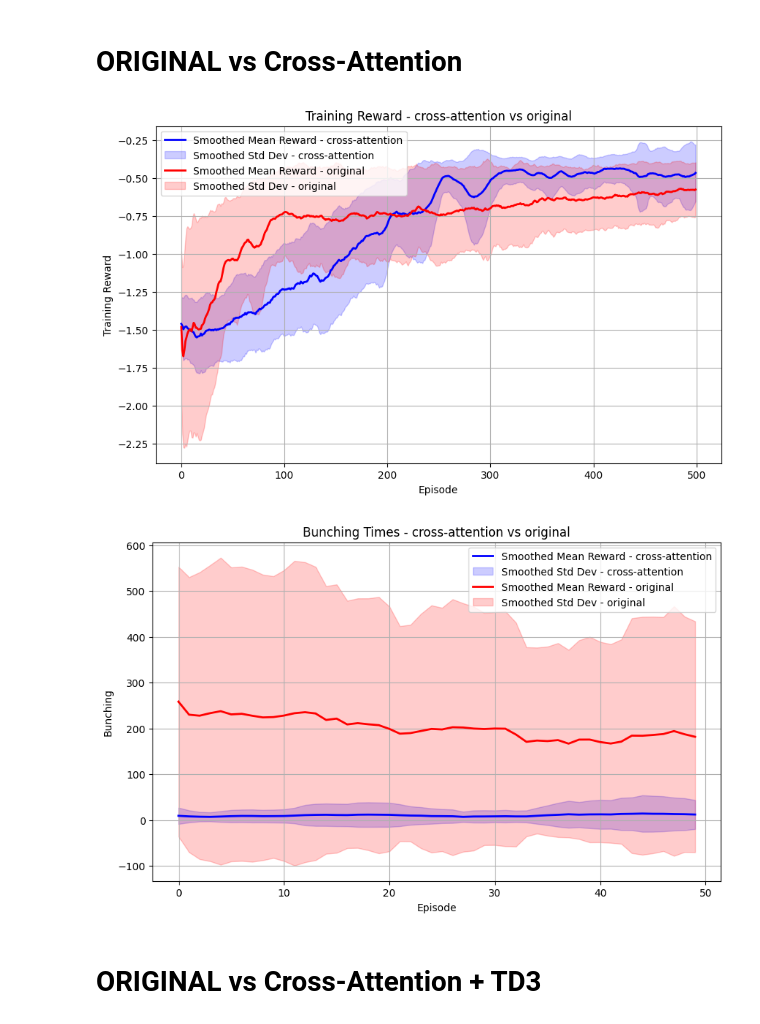
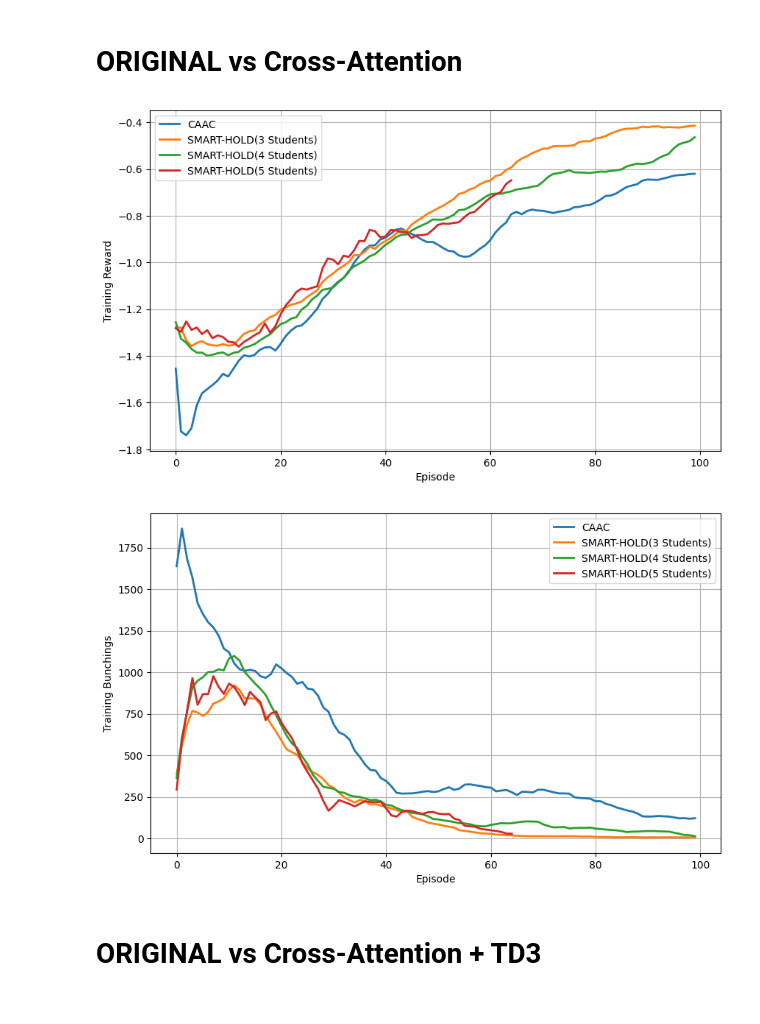
Before and after one commit to bonny2016/marl-bus-control, a Jupyter notebook: plot-final.ipynb, the cells around one changed output. Cells and saved outputs as stored; diff of their text form; code cells hidden in the pictures.

```diff
--- a/plot-final.ipynb
+++ b/plot-final.ipynb
@@ -159,14 +160,26 @@ plot_bunching(pattern_mine, pattern_original, "With Passive Data", "Without Pass
 # ORIGINAL vs Cross-Attention
 # %%
 # pattern_mine = './log/A_0_1CAAC_cross_att2all*.csv'
-pattern_mine = './log--1105/A_0_1td3-version82all*.csv'
-pattern_original = './log--1105/A_0_1caac_original2all*.csv'
+# Example usage
+datasets = [
+    {'pattern': './log-caac/A_0_1caac_original2all*.csv'},
+#     {'pattern': './log_with_without_passive/A_0_1TD3_Distill_ActiveOnly2all*.csv'},
+    {'pattern': './log/A_0_1DDPG_Distill_3_students2all*.csv'},
+    {'pattern': './log/A_0_1DDPG_Distill_4_students2all*.csv'},
+    {'pattern': './log/A_0_1DDPG_Distill_5_students2all*.csv'},
+]
+labels = ["CAAC", "SMART-HOLD(3 Students)", "SMART-HOLD(4 Students)", "SMART-HOLD(5 Students)"]
 
-plot_reward(pattern_mine, pattern_original, "cross-attention", "original", 0, 500)
-plot_bunching(pattern_mine, pattern_original, "cross-attention", "original", 450, 500)
+# plot_rewards(datasets, labels, colors, epoch_from=0, epoch_to=300)
+plot_data(datasets, "reward", labels,  epoch_from=0, epoch_to=100, window_size=10, plot_shade=False, y_label='Training Reward')
+
+plot_data(datasets, "bunching", labels,  epoch_from=0, epoch_to=100, window_size=10, plot_shade=False, y_label='Training Bunchings')
+
+# plot_reward(pattern_mine, pattern_original, "SMART-HOLD", "CAAC", 0, 100)
+# plot_bunching(pattern_mine, pattern_original, "SMART-HOLD", "CAAC", 0, 100)
 # %% [output]
-[figure, old version]
+[figure, new version]
-[figure, old version]
+[figure, new version]
 # %% [markdown]
 # ORIGINAL vs Cross-Attention + TD3
 # %%
```
Also changed, not shown: parts of 6 cells of this notebook, 6 other files.
